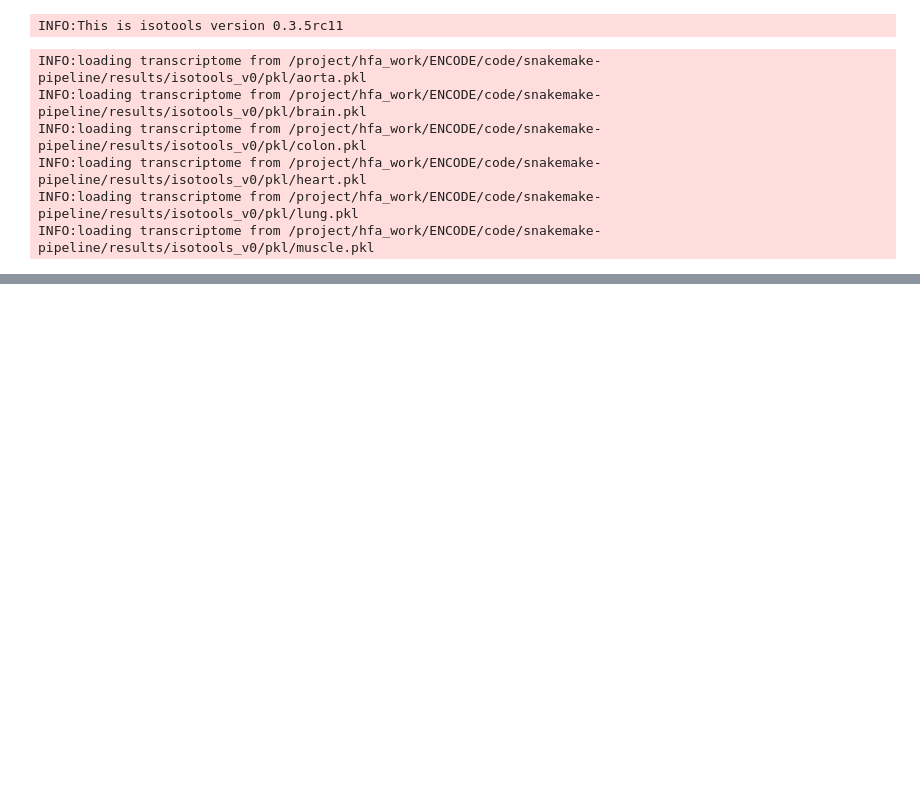
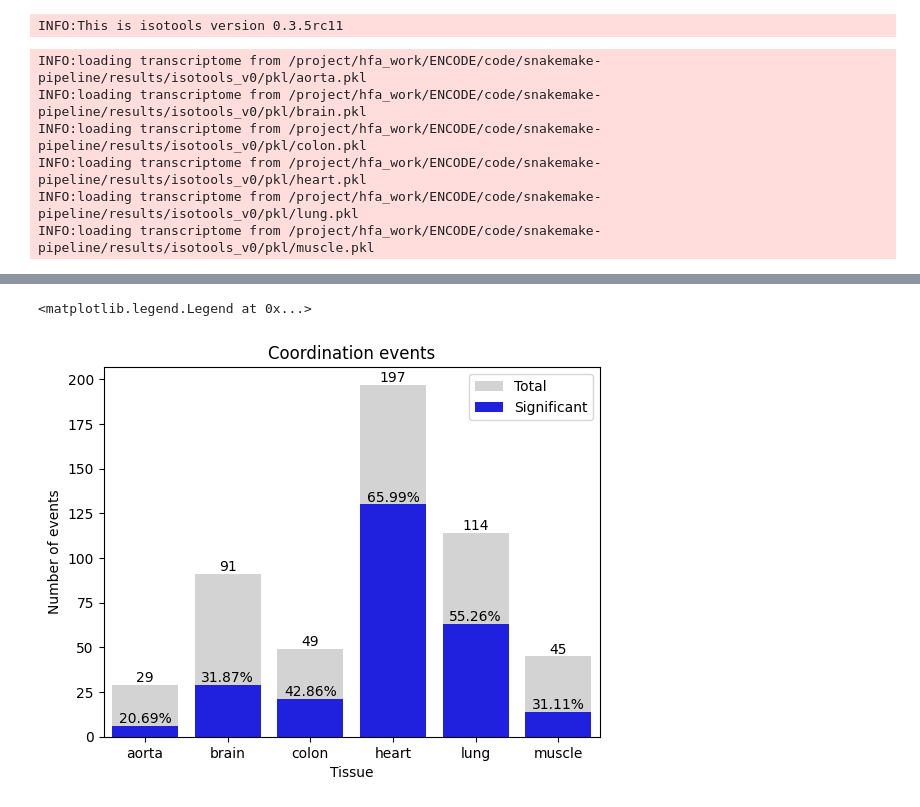
Before and after one commit to IceFreez3r/master-thesis, a Jupyter notebook: notebooks/IsoTools_coordination.ipynb, the cells around one changed output, grey strips where cells are left out. Saved outputs shown, nothing was run; the diff lists cells and outputs as text; code cells hidden in the pictures; blank space fills up the shorter version.

```diff
--- a/notebooks/IsoTools_coordination.ipynb
+++ b/notebooks/IsoTools_coordination.ipynb
@@ -183,0 +221,21 @@ for i, ax in enumerate(axs.flat):
+# %%
+# Percentage of significant coordination
+tmp = [[TISSUES[i], len(c[c["padj"] < 0.05]) / len(c), len(c[c["padj"] < 0.05]), len(c)] for i, c in enumerate(coordination_results)]
+sig_coordination = pd.DataFrame(tmp, columns=["Tissue", "Percentage", "Significant", "Total"])
+
+fig, ax = plt.subplots()
+# stacked bar plot
+ax1 = sns.barplot(data=sig_coordination, x="Tissue", y="Total", ax=ax, color="lightgrey", label="Total")
+ax1.bar_label(ax1.containers[0], label_type='edge', fontsize=10)
+ax2 = sns.barplot(data=sig_coordination, x="Tissue", y="Significant", ax=ax, color="blue", label="Significant")
+ax2.bar_label(ax2.containers[1], label_type='edge', fontsize=10, labels=["{:.2f}%".format(i*100) for i in sig_coordination["Percentage"]])
+# Bar labels
+# for p in ax.patches:
+#     ax.annotate(f"{p.get_height()}", (p.get_x() + p.get_width() / 2., p.get_height()), ha='center', va='center', xytext=(0, 10), textcoords='offset points')
+
+ax.set_ylabel("Number of events")
+plt.title("Coordination events")
+plt.legend()
+# %% [output]
+<matplotlib.legend.Legend at 0x...>
+[figure, added]
```
Also changed, not shown: parts of 17 cells of this notebook.
